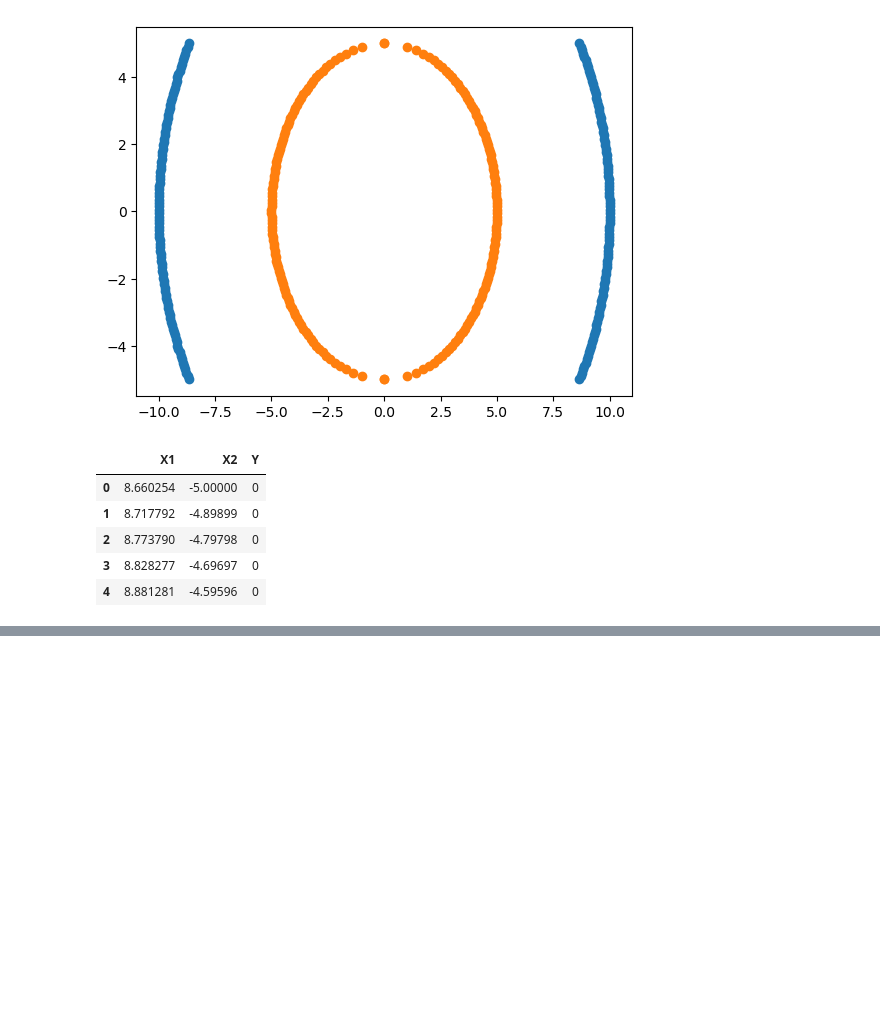
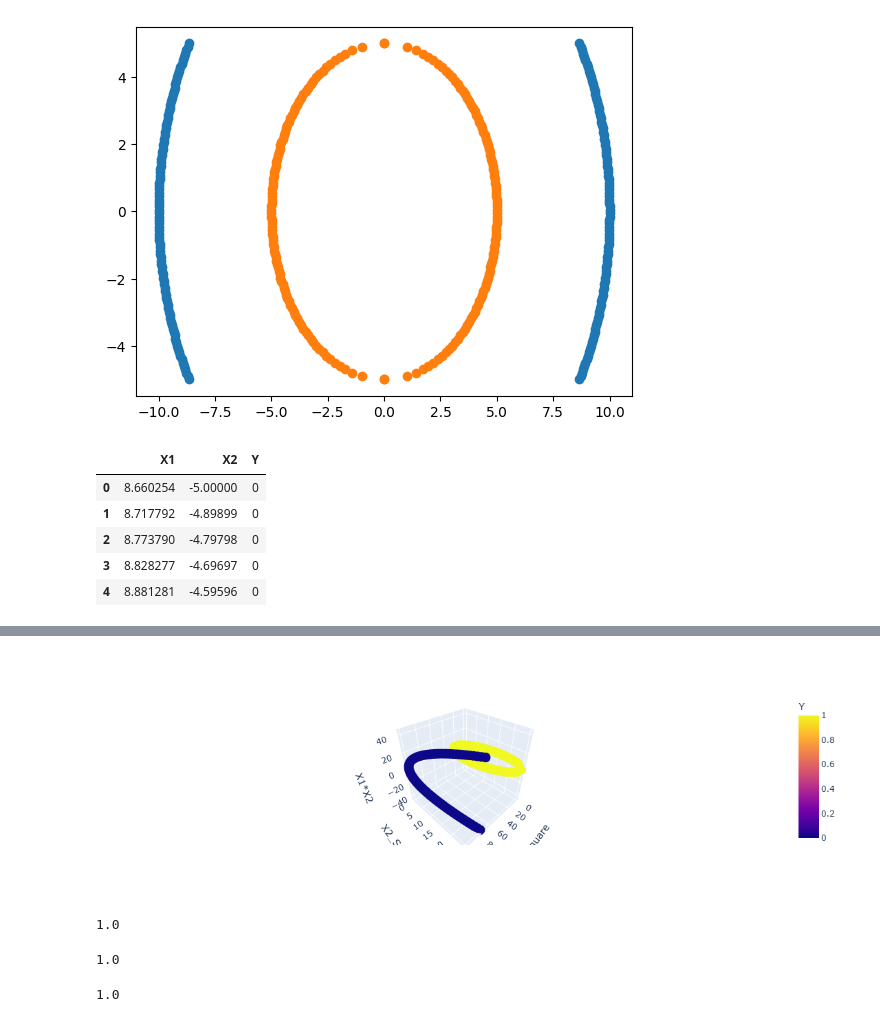
Before and after one commit to ak-pydev/python_practice, a Jupyter notebook: machine-learning/SVM/svm.ipynb, the cells around one changed output, grey strips where cells are left out. Saved outputs shown, nothing was run; the diff lists cells and outputs as text; code cells hidden in the pictures; blank space fills up the shorter version.

```diff
--- a/machine-learning/SVM/svm.ipynb
+++ b/machine-learning/SVM/svm.ipynb
@@ -206,0 +225,7 @@ df.head(5)
+# %%
+# finidng components for Polynomianl Kernel
+
+df['X1_Square'] = df['X1']**2
+df['X2_Square'] = df['X2']**2
+df['X1*X2'] = (df['X1']*df['X2'])
+df.head()
@@ -206,0 +268,29 @@ df.head(5)
+# %%
+fig = px.scatter_3d(df, x = 'X1_Square',y = 'X2_Square',z='X1*X2' ,color='Y')
+
+fig.show()
+# %% [output]
+[figure, added]
+# %%
+from sklearn.svm import SVC
+from sklearn.metrics import accuracy_score
+classifier  = SVC(kernel="poly")
+classifier.fit(X_train,y_train)
+y_pred = classifier.predict(X_test)
+accuracy_score(y_test,y_pred)
+# %% [output]
+1.0
+# %%
+classifier  = SVC(kernel="rbf")
+classifier.fit(X_train,y_train)
+y_pred = classifier.predict(X_test)
+accuracy_score(y_test,y_pred)
+# %% [output]
+1.0
+# %%
+classifier  = SVC(kernel="sigmoid")
+classifier.fit(X_train,y_train)
+y_pred = classifier.predict(X_test)
+accuracy_score(y_test,y_pred)
+# %% [output]
+1.0
```
Also changed, not shown: parts of 16 cells of this notebook, 5 other files.
